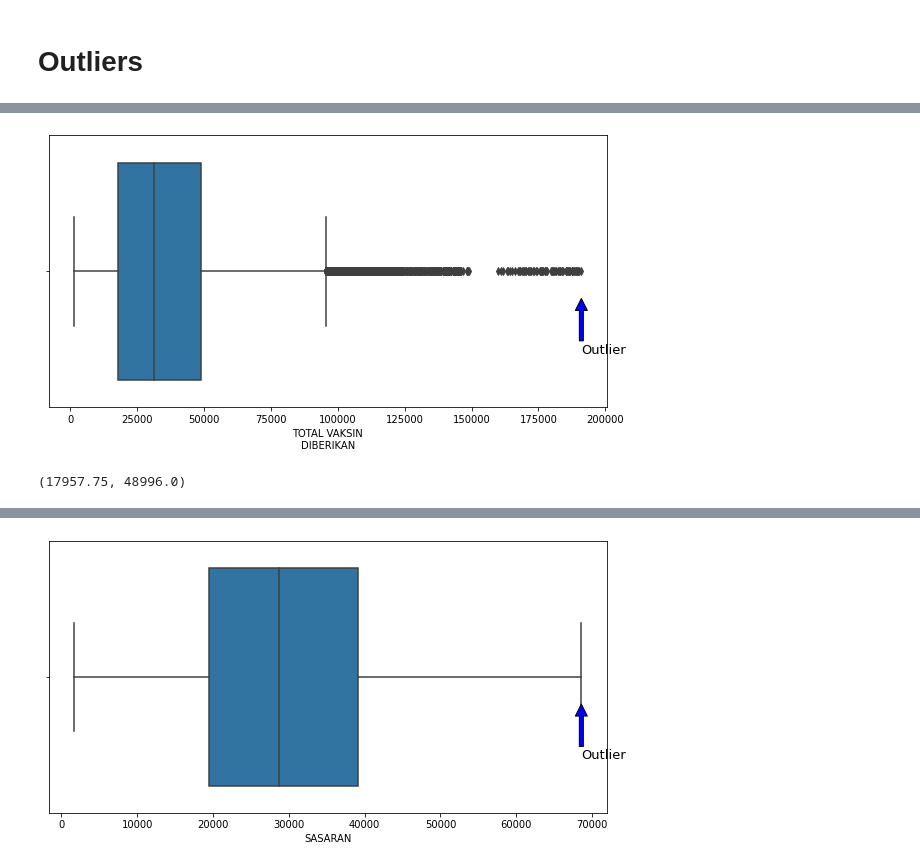
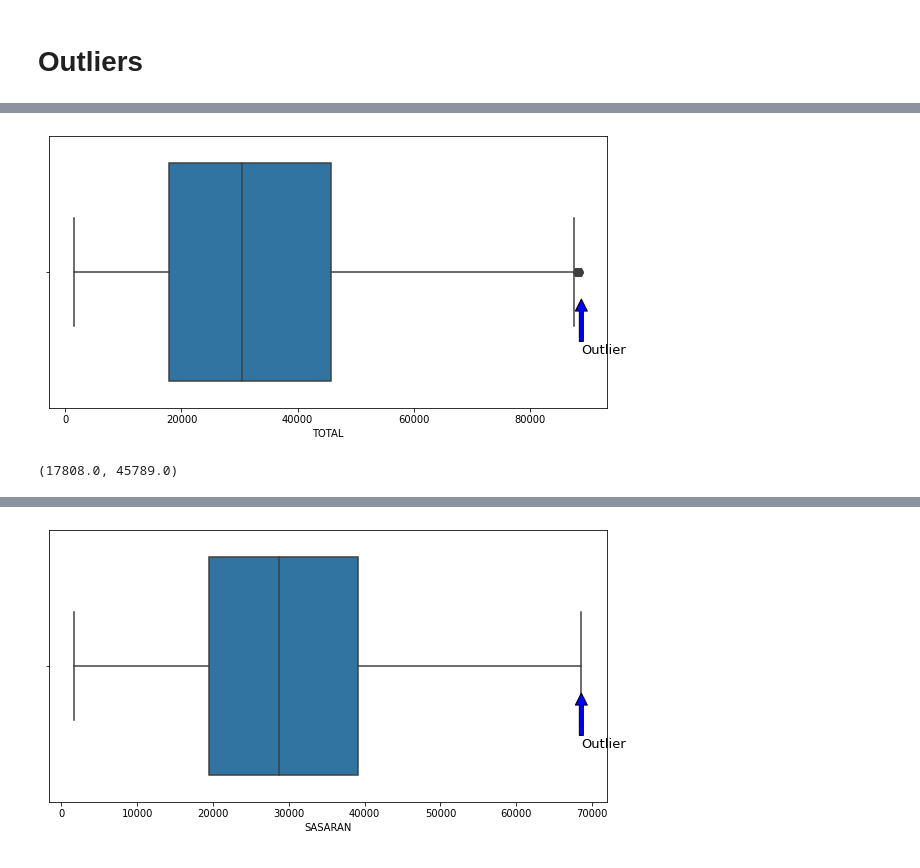
Before and after one commit to FerdyBerlianoP/Internship1, a Jupyter notebook: Untitled.ipynb, the cells around one changed output, grey strips where cells are left out. Cells and saved outputs as stored; diff of their text form; code cells hidden in the pictures.

```diff
--- a/Untitled.ipynb
+++ b/Untitled.ipynb
@@ -139,0 +399,8 @@ dt = df
+# %%
+q1 = dt['DOSIS2'].quantile(0.25)
+q3 = dt['DOSIS2'].quantile(0.75)
+iqr=q3-q1
+lower_limit= q1 - 1.5 * iqr
+upper_limit= q3 + 1.5 * iqr
+dt=dt[(dt['DOSIS2']<lower_limit)|(dt['DOSIS2']<upper_limit)]
+dt
@@ -139,0 +422,8 @@ dt = df
+# %%
+q1 = dt['DOSIS2'].quantile(0.25)
+q3 = dt['DOSIS2'].quantile(0.75)
+iqr=q3-q1
+lower_limit= q1 - 1.5 * iqr
+upper_limit= q3 + 1.5 * iqr
+dt=dt[(dt['DOSIS2']<lower_limit)|(dt['DOSIS2']<upper_limit)]
+dt
@@ -139,0 +445,8 @@ dt = df
+# %%
+q1 = dt['DOSIS2'].quantile(0.25)
+q3 = dt['DOSIS2'].quantile(0.75)
+iqr=q3-q1
+lower_limit= q1 - 1.5 * iqr
+upper_limit= q3 + 1.5 * iqr
+dt=dt[(dt['DOSIS2']<lower_limit)|(dt['DOSIS2']<upper_limit)]
+dt
@@ -139,0 +468,8 @@ dt = df
+# %%
+q1 = dt['DOSIS2'].quantile(0.25)
+q3 = dt['DOSIS2'].quantile(0.75)
+iqr=q3-q1
+lower_limit= q1 - 1.5 * iqr
+upper_limit= q3 + 1.5 * iqr
+dt=dt[(dt['DOSIS2']<lower_limit)|(dt['DOSIS2']<upper_limit)]
+dt
@@ -140,17 +504,17 @@ dt = df
 # %%
 plt.figure(figsize = (10, 5))
-sns.boxplot(dt['TOTAL VAKSIN\nDIBERIKAN'])
-plt.annotate('Outlier', (dt['TOTAL VAKSIN\nDIBERIKAN'].describe()['max'],0.1), xytext = (dt['TOTAL VAKSIN\nDIBERIKAN'].describe()['max'],0.3),
+sns.boxplot(dt['TOTAL'])
+plt.annotate('Outlier', (dt['TOTAL'].describe()['max'],0.1), xytext = (dt['TOTAL'].describe()['max'],0.3),
              arrowprops = dict(facecolor = 'blue'), fontsize = 13 )
-IQR = dt['TOTAL VAKSIN\nDIBERIKAN'].describe()['75%'] - dt['TOTAL VAKSIN\nDIBERIKAN'].describe()['25%']
+IQR = dt['TOTAL'].describe()['75%'] - dt['TOTAL'].describe()['25%']
 # %% [output]
-[figure, old version]
+[figure, new version]
 # %%
-q1 = dt['TOTAL VAKSIN\nDIBERIKAN'].quantile(0.25)
-q3 = dt['TOTAL VAKSIN\nDIBERIKAN'].quantile(0.75)
+q1 = dt['TOTAL'].quantile(0.25)
+q3 = dt['TOTAL'].quantile(0.75)
 q1,q3
 # %% [output]
-(17957.75, 48996.0)
+(17808.0, 45789.0)
 # %%
 iqr=q3-q1
 iqr
```
Also changed, not shown: parts of 102 cells of this notebook.
